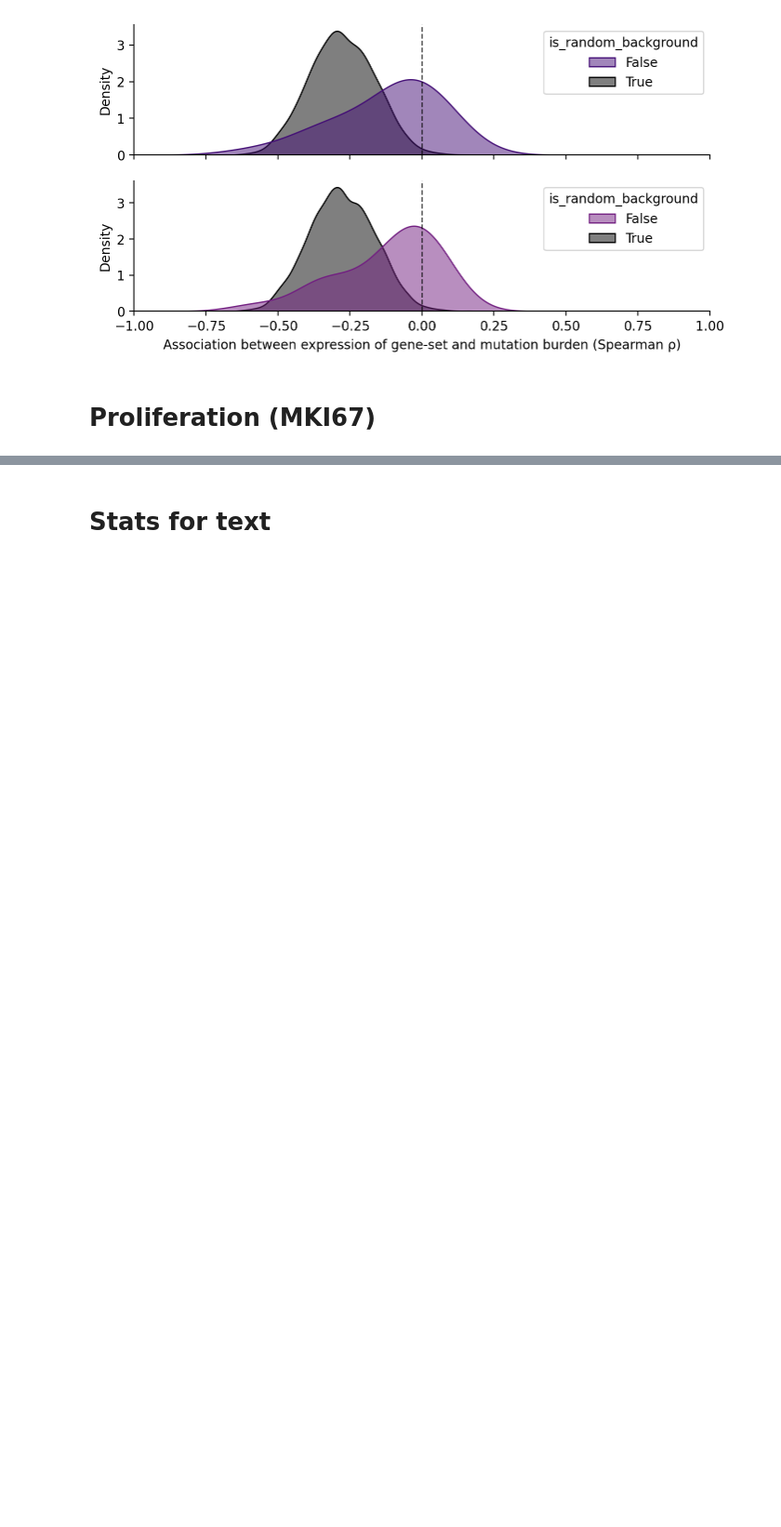
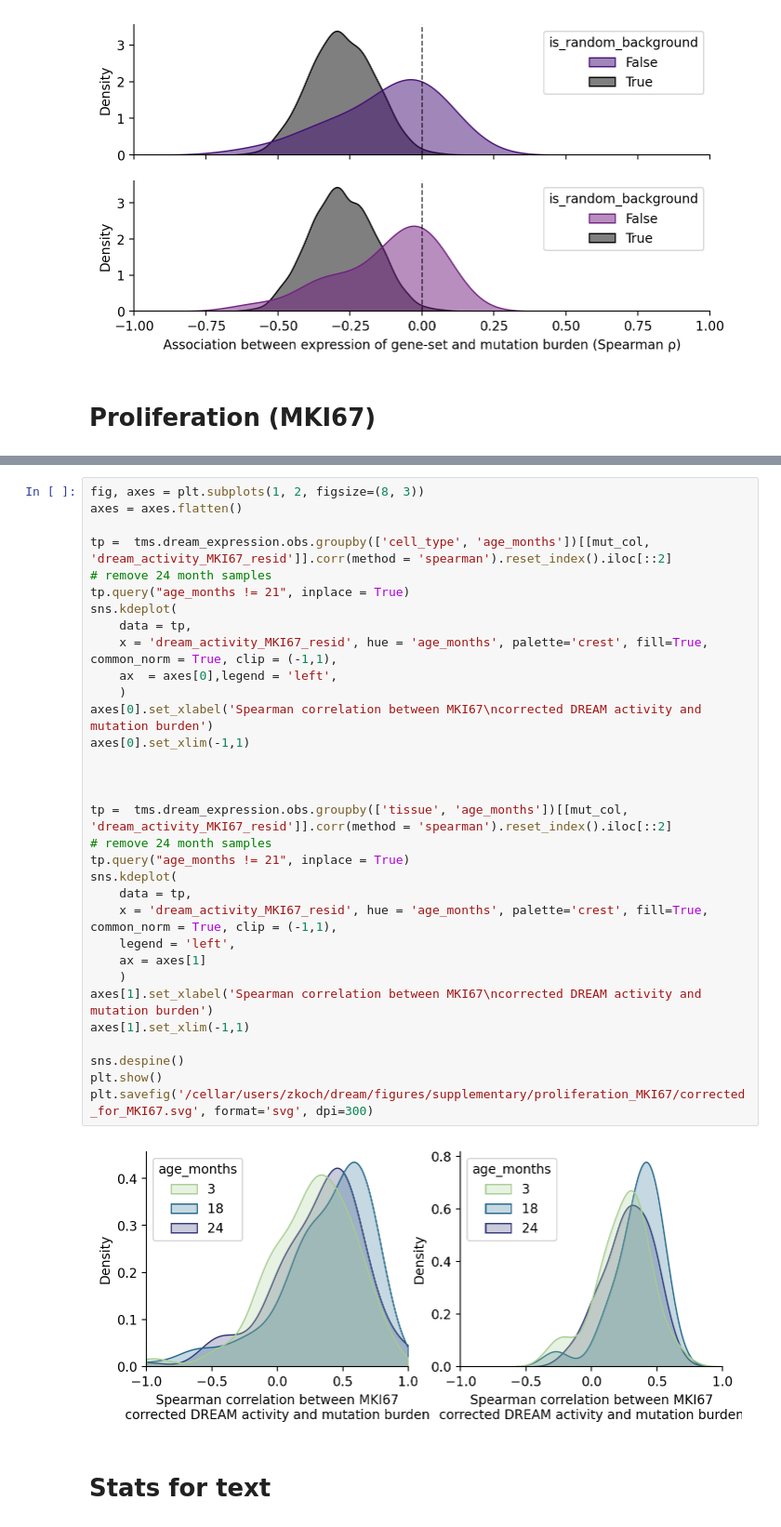
Before and after one commit to zanekoch/dream_proj, a Jupyter notebook: notebooks/062624_TMS_analysis2.ipynb, the cells around one changed output, grey strips where cells are left out. Shown at 93% size. Drawn from its saved outputs; the diff is of its cells as text; blank space fills up the shorter version.

Commit message:
revisions: other pathways vs. dream

```diff
--- a/notebooks/062624_TMS_analysis2.ipynb
+++ b/notebooks/062624_TMS_analysis2.ipynb
@@ -987,3 +952,37 @@ plt.savefig('/cellar/users/zkoch/dream/figures/supplementary/proliferation_MKI67
+# %%
+fig, axes = plt.subplots(1, 2, figsize=(8, 3))
+axes = axes.flatten()
+
+tp =  tms.dream_expression.obs.groupby(['cell_type', 'age_months'])[[mut_col, 'dream_activity_MKI67_resid']].corr(method = 'spearman').reset_index().iloc[::2]
+# remove 24 month samples
+tp.query("age_months != 21", inplace = True)
+sns.kdeplot(
+    data = tp,
+    x = 'dream_activity_MKI67_resid', hue = 'age_months', palette='crest', fill=True, common_norm = True, clip = (-1,1),
+    ax  = axes[0],legend = 'left',
+    )
+axes[0].set_xlabel('Spearman correlation between MKI67\ncorrected DREAM activity and mutation burden')
+axes[0].set_xlim(-1,1)
+
+
+
+tp =  tms.dream_expression.obs.groupby(['tissue', 'age_months'])[[mut_col, 'dream_activity_MKI67_resid']].corr(method = 'spearman').reset_index().iloc[::2]
+# remove 24 month samples
+tp.query("age_months != 21", inplace = True)
+sns.kdeplot(
+    data = tp,
+    x = 'dream_activity_MKI67_resid', hue = 'age_months', palette='crest', fill=True, common_norm = True, clip = (-1,1),
+    legend = 'left',
+    ax = axes[1]
+    )
+axes[1].set_xlabel('Spearman correlation between MKI67\ncorrected DREAM activity and mutation burden')
+axes[1].set_xlim(-1,1)
+
+sns.despine()
+plt.show()
+plt.savefig('/cellar/users/zkoch/dream/figures/supplementary/proliferation_MKI67/corrected_for_MKI67.svg', format='svg', dpi=300)
+# %% [output]
+[figure, added]
 # %% [markdown]
 # Stats for text
 # %%
```
Also changed, not shown: parts of 7 cells of this notebook, 5 other files.
